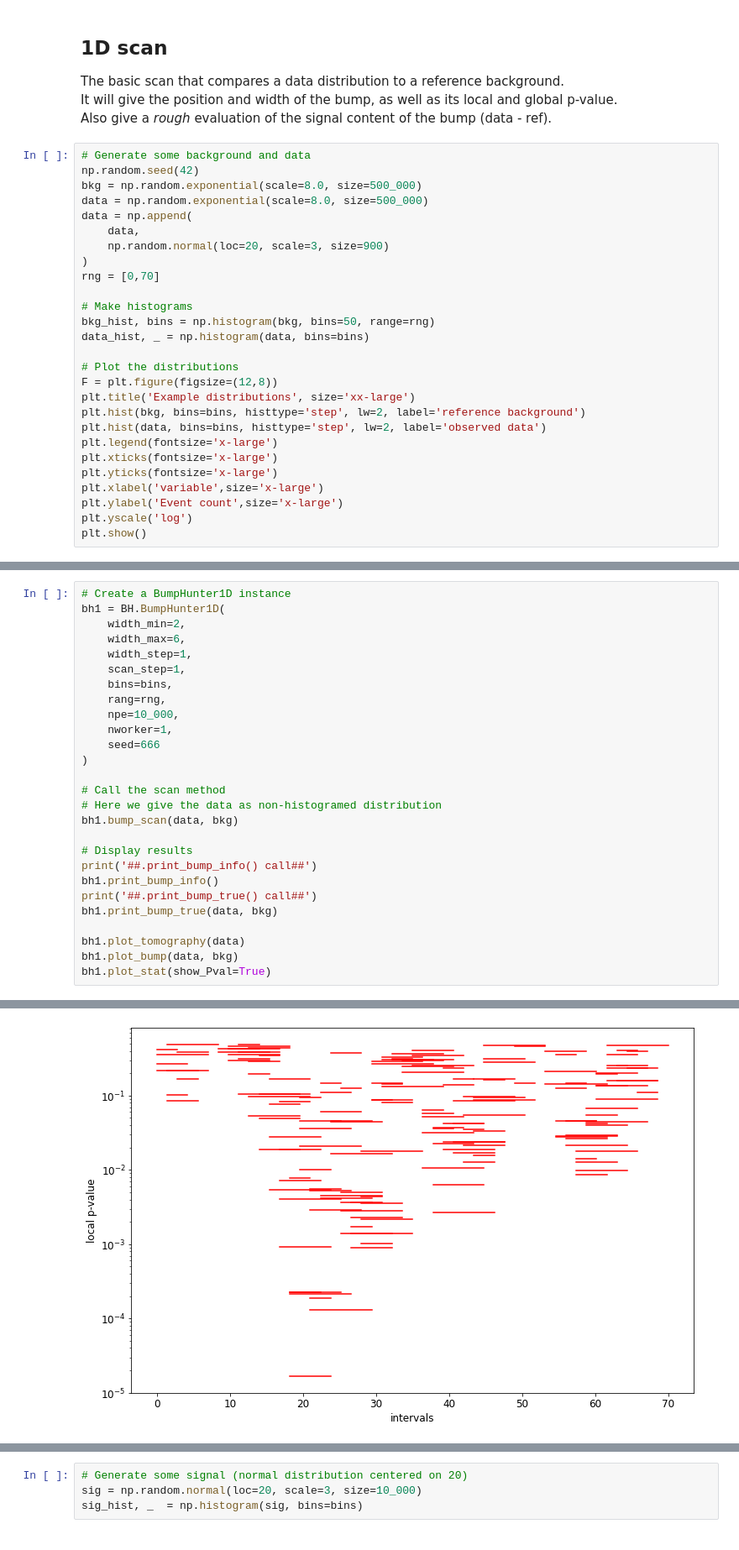
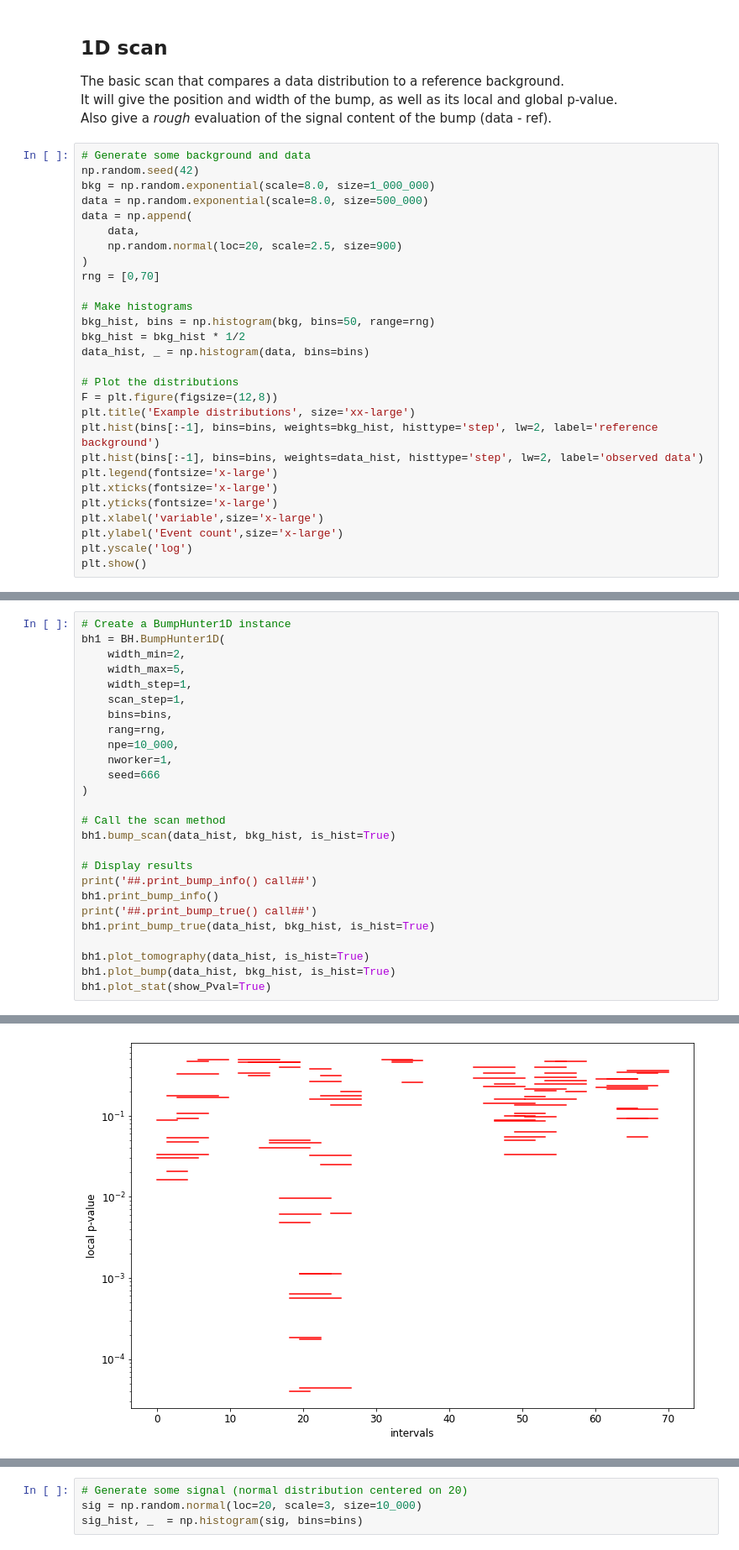
Before and after one commit to lovaslin/pyHEP-notebook-talk, a Jupyter notebook: talk.ipynb, the cells around one changed output, grey strips where cells are left out. Shown: that part at 84% size. Drawn from its saved outputs; the diff is of its cells as text.

```diff
--- a/talk.ipynb
+++ b/talk.ipynb
@@ -60,23 +62,24 @@ Also give a *rough* evaluation of the signal content of the bump (data - ref).
 # %%
 # Generate some background and data
 np.random.seed(42)
-bkg = np.random.exponential(scale=8.0, size=500_000)
+bkg = np.random.exponential(scale=8.0, size=1_000_000)
 data = np.random.exponential(scale=8.0, size=500_000)
 data = np.append(
     data,
-    np.random.normal(loc=20, scale=3, size=900)
+    np.random.normal(loc=20, scale=2.5, size=900)
 )
 rng = [0,70]
 
 # Make histograms
 bkg_hist, bins = np.histogram(bkg, bins=50, range=rng)
+bkg_hist = bkg_hist * 1/2
 data_hist, _ = np.histogram(data, bins=bins)
 
 # Plot the distributions
 F = plt.figure(figsize=(12,8))
 plt.title('Example distributions', size='xx-large')
-plt.hist(bkg, bins=bins, histtype='step', lw=2, label='reference background')
-plt.hist(data, bins=bins, histtype='step', lw=2, label='observed data')
+plt.hist(bins[:-1], bins=bins, weights=bkg_hist, histtype='step', lw=2, label='reference background')
+plt.hist(bins[:-1], bins=bins, weights=data_hist, histtype='step', lw=2, label='observed data')
 plt.legend(fontsize='x-large')
 plt.xticks(fontsize='x-large')
 plt.yticks(fontsize='x-large')
@@ -90,7 +93,7 @@ plt.show()
 # Create a BumpHunter1D instance
 bh1 = BH.BumpHunter1D(
     width_min=2,
-    width_max=6,
+    width_max=5,
     width_step=1,
     scan_step=1,
     bins=bins,
@@ -101,17 +104,16 @@ bh1 = BH.BumpHunter1D(
 )
 
 # Call the scan method
-# Here we give the data as non-histogramed distribution
-bh1.bump_scan(data, bkg)
+bh1.bump_scan(data_hist, bkg_hist, is_hist=True)
 
 # Display results
 print('##.print_bump_info() call##')
 bh1.print_bump_info()
 print('##.print_bump_true() call##')
-bh1.print_bump_true(data, bkg)
+bh1.print_bump_true(data_hist, bkg_hist, is_hist=True)
 
-bh1.plot_tomography(data)
-bh1.plot_bump(data, bkg)
+bh1.plot_tomography(data_hist, is_hist=True)
+bh1.plot_bump(data_hist, bkg_hist, is_hist=True)
 bh1.plot_stat(show_Pval=True)
 # %% [output]
 Generating histograms
@@ -134 +136 @@ BUMP WINDOW
-[figure, old version]
+[figure, new version]
```
Also changed, not shown: parts of 9 cells of this notebook.
